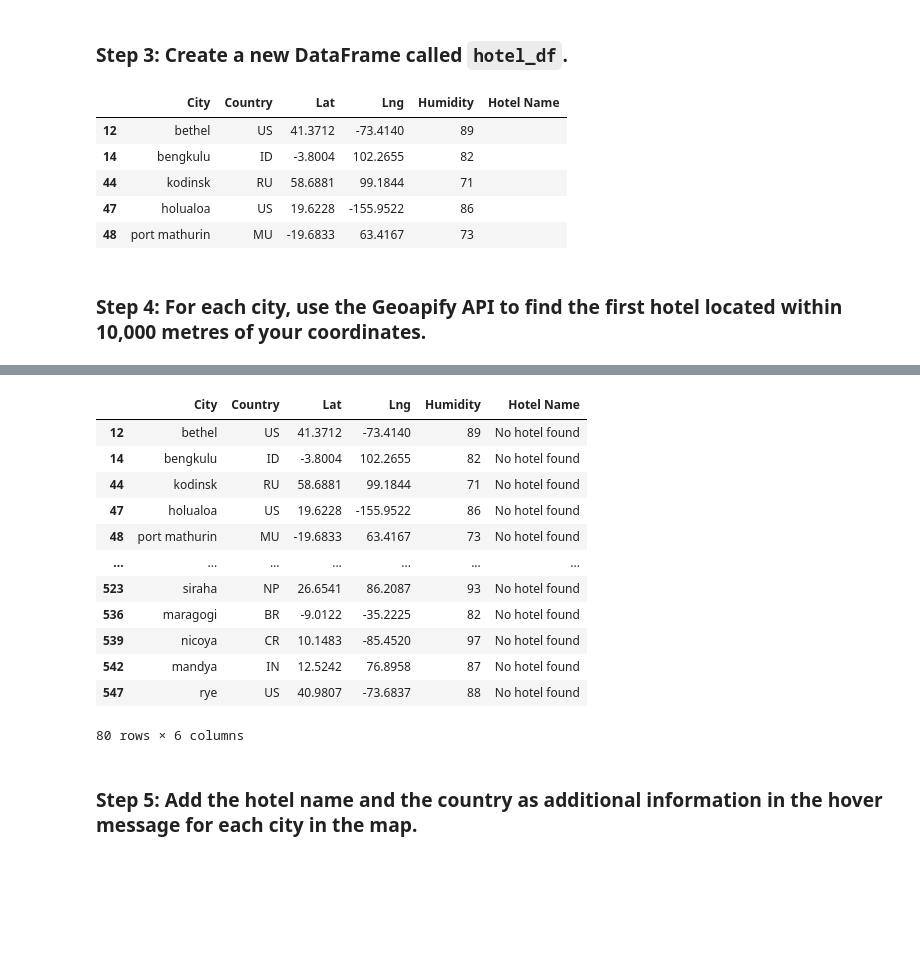
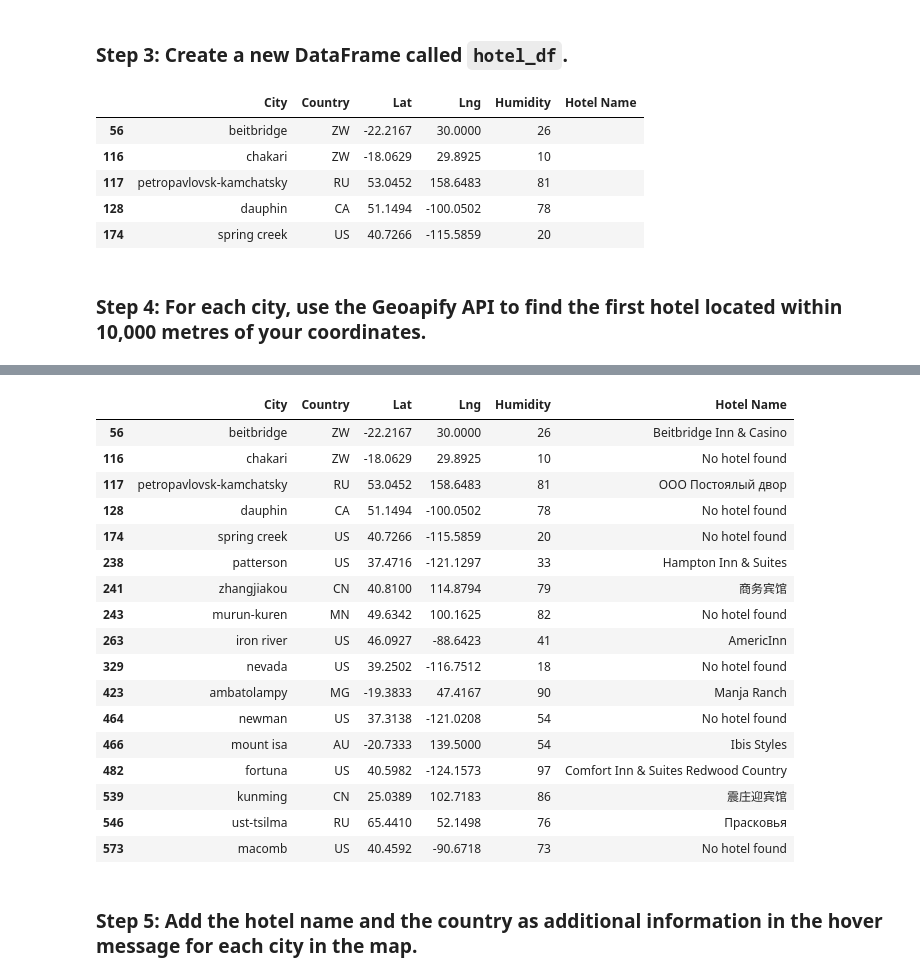
Before and after one commit to jc411911/python-api-challenge, a Jupyter notebook: WeatherPy/VacationPy.ipynb, the cells around one changed output, grey strips where cells are left out. Cells and saved outputs as stored; diff of their text form; code cells hidden in the pictures; blank space fills up the shorter version.

Commit message:
Updates with Hotel working

```diff
--- a/WeatherPy/VacationPy.ipynb
+++ b/WeatherPy/VacationPy.ipynb
@@ -59,7 +56,7 @@ city_map
 ### Step 2: Narrow down the `city_data_df` DataFrame to find your ideal weather condition
 # %%
 # Narrow down cities that fit criteria and drop any results with null values
-weather_filtered_df = city_data_df.loc[(city_data_df["Max Temp"] < 80) & (city_data_df["Max Temp"] > 70) & (city_data_df["Wind Speed"] < 10) & (city_data_df["Cloudiness"] > 10)]
+weather_filtered_df = city_data_df.loc[(city_data_df["Max Temp"] < 75) & (city_data_df["Max Temp"] > 45) & (city_data_df["Wind Speed"] < 5) & (city_data_df["Cloudiness"] <10)]
 # Drop any rows with null values
 weather_filtered_df = weather_filtered_df.dropna()
 
@@ -75,21 +72,31 @@ weather_filtered_df.head()
 # %% [markdown]
 ### Step 3: Create a new DataFrame called `hotel_df`.
 # %%
-# Use the Pandas copy function to create DataFrame called hotel_df to store the city, country, coordinates, and humidity
-hotel_df = weather_filtered_df[["City", "Country", "Lat", "Lng", "Humidity"]].copy()
+city = weather_filtered_df["City"]
+country = weather_filtered_df["Country"]
+lat = weather_filtered_df["Lat"]
+lng = weather_filtered_df["Lng"]
+humidity = weather_filtered_df["Humidity"]
+
+# Create a new DataFrame with the selected columns
+hotel_df = pd.DataFrame({
+    "City": city,
+    "Country": country,
+    "Lat": lat,
+    "Lng": lng,
+    "Humidity": humidity
+})
 
 # Add an empty column, "Hotel Name," to the DataFrame so you can store the hotel found using the Geoapify API
 hotel_df["Hotel Name"] = ""
-
-# Display sample data
 hotel_df.head()
 # %% [output]
 |  | City | Country | Lat | Lng | Humidity | Hotel Name |
-| 12 | bethel | US | 41.3712 | -73.4140 | 89 |  |
-| 14 | bengkulu | ID | -3.8004 | 102.2655 | 82 |  |
-| 44 | kodinsk | RU | 58.6881 | 99.1844 | 71 |  |
-| 47 | holualoa | US | 19.6228 | -155.9522 | 86 |  |
-| 48 | port mathurin | MU | -19.6833 | 63.4167 | 73 |  |
+| 56 | beitbridge | ZW | -22.2167 | 30.0000 | 26 |  |
+| 116 | chakari | ZW | -18.0629 | 29.8925 | 10 |  |
+| 117 | petropavlovsk-kamchatsky | RU | 53.0452 | 158.6483 | 81 |  |
+| 128 | dauphin | CA | 51.1494 | -100.0502 | 78 |  |
+| 174 | spring creek | US | 40.7266 | -115.5859 | 20 |  |
 # %% [markdown]
 ### Step 4: For each city, use the Geoapify API to find the first hotel located within 10,000 metres of your coordinates.
 # %%
@@ -97,7 +104,7 @@ hotel_df.head()
 radius = 10000
 params = {
     "categories": "accommodation.hotel",
-    "key": geoapify_key
+    "apiKey":geoapify_key
 }
 
 # Print a message to follow up the hotel search
@@ -107,12 +114,11 @@ print("Starting hotel search")
 for index, row in hotel_df.iterrows():
     # get latitude, longitude from the DataFrame
     lat = row["Lat"]
-    lng = row["Lng"]
+    lon = row["Lng"]
 
-
-    # Add the current city's latitude and longitude to the params dictionary
-    params["filter"] = f"circle:{lat},{lng},{radius}"
-    params["bias"] = f"proximity:{lat},{lng}"
+    # Add filter and bias parameters with the current city's latitude and longitude to the params dictionary
+    params["filter"] = f"circle:{lon},{lat},{radius}"
+    params["bias"] = f"proximity:{lon},{lat}"
 
     # Set base URL
     base_url = "https://api.geoapify.com/v2/places"
@@ -122,6 +128,7 @@ for index, row in hotel_df.iterrows():
 
     # Convert the API response to JSON format
     name_address = name_address.json()
+
     # Grab the first hotel from the results and store the name in the hotel_df DataFrame
     try:
         hotel_df.loc[index, "Hotel Name"] = name_address["features"][0]["properties"]["name"]
@@ -155,16 +163,21 @@ rye - nearest hotel: No hotel found
 |  | City | Country | Lat | Lng | Humidity | Hotel Name |
-| 12 | bethel | US | 41.3712 | -73.4140 | 89 | No hotel found |
-| 14 | bengkulu | ID | -3.8004 | 102.2655 | 82 | No hotel found |
-| 44 | kodinsk | RU | 58.6881 | 99.1844 | 71 | No hotel found |
-| 47 | holualoa | US | 19.6228 | -155.9522 | 86 | No hotel found |
-| 48 | port mathurin | MU | -19.6833 | 63.4167 | 73 | No hotel found |
-| ... | ... | ... | ... | ... | ... | ... |
-| 523 | siraha | NP | 26.6541 | 86.2087 | 93 | No hotel found |
-| 536 | maragogi | BR | -9.0122 | -35.2225 | 82 | No hotel found |
-| 539 | nicoya | CR | 10.1483 | -85.4520 | 97 | No hotel found |
-| 542 | mandya | IN | 12.5242 | 76.8958 | 87 | No hotel found |
-| 547 | rye | US | 40.9807 | -73.6837 | 88 | No hotel found |
+| 56 | beitbridge | ZW | -22.2167 | 30.0000 | 26 | Beitbridge Inn & Casino |
+| 116 | chakari | ZW | -18.0629 | 29.8925 | 10 | No hotel found |
+| 117 | petropavlovsk-kamchatsky | RU | 53.0452 | 158.6483 | 81 | ООО Постоялый двор |
+| 128 | dauphin | CA | 51.1494 | -100.0502 | 78 | No hotel found |
+| 174 | spring creek | US | 40.7266 | -115.5859 | 20 | No hotel found |
+| 238 | patterson | US | 37.4716 | -121.1297 | 33 | Hampton Inn & Suites |
+| 241 | zhangjiakou | CN | 40.8100 | 114.8794 | 79 | 商务宾馆 |
+| 243 | murun-kuren | MN | 49.6342 | 100.1625 | 82 | No hotel found |
+| 263 | iron river | US | 46.0927 | -88.6423 | 41 | AmericInn |
+| 329 | nevada | US | 39.2502 | -116.7512 | 18 | No hotel found |
+| 423 | ambatolampy | MG | -19.3833 | 47.4167 | 90 | Manja Ranch |
+| 464 | newman | US | 37.3138 | -121.0208 | 54 | No hotel found |
+| 466 | mount isa | AU | -20.7333 | 139.5000 | 54 | Ibis Styles |
+| 482 | fortuna | US | 40.5982 | -124.1573 | 97 | Comfort Inn & Suites Redwood Country |
+| 539 | kunming | CN | 25.0389 | 102.7183 | 86 | 震庄迎宾馆 |
+| 546 | ust-tsilma | RU | 65.4410 | 52.1498 | 76 | Прасковья |
+| 573 | macomb | US | 40.4592 | -90.6718 | 73 | No hotel found |
-80 rows × 6 columns
 # %% [markdown]
 ### Step 5: Add the hotel name and the country as additional information in the hover message for each city in the map.
 # %%
```
Also changed, not shown: parts of 5 cells of this notebook, 6 other files.
